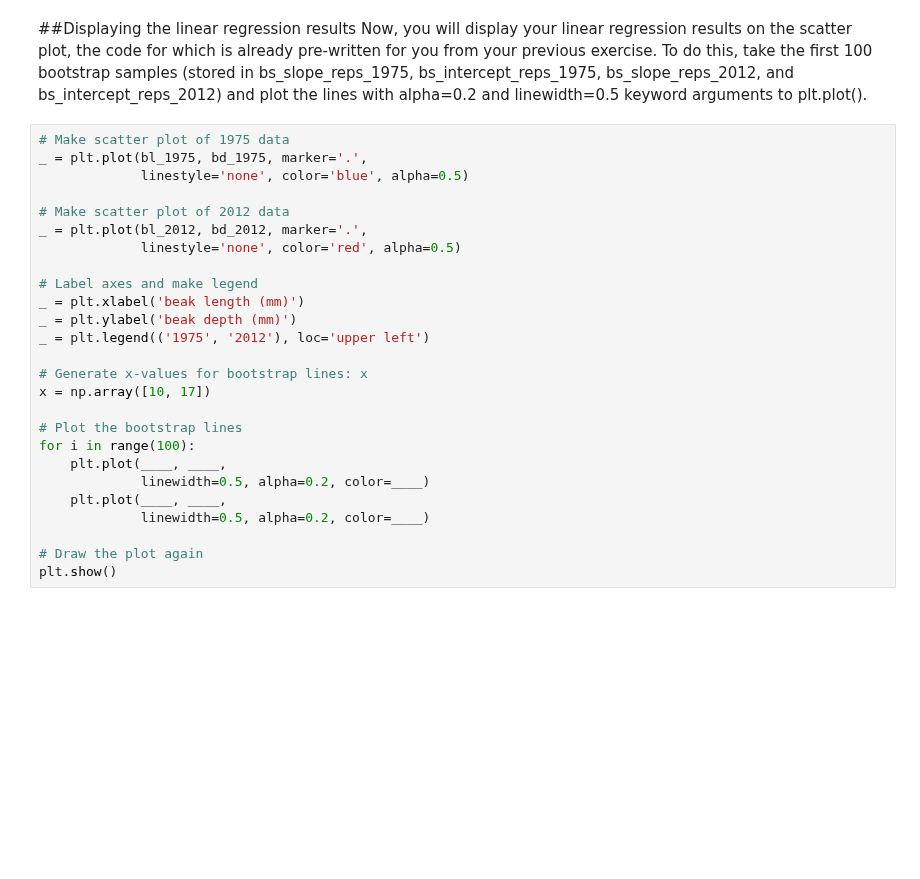
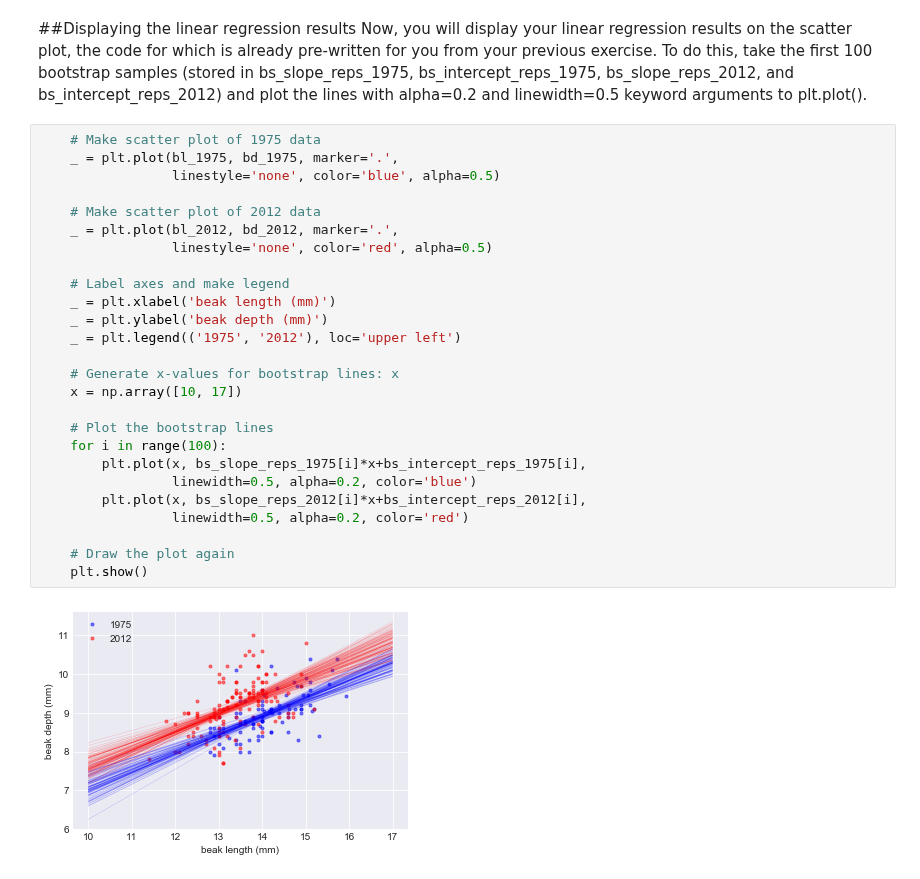
Before and after one commit to cyrsis/TensorflowPY36CPU, a Jupyter notebook: _14_Plot/Test.ipynb, the cells around one changed output. Saved outputs shown, nothing was run; the diff lists cells and outputs as text; blank space fills up the shorter version.

```diff
--- a/_14_Plot/Test.ipynb
+++ b/_14_Plot/Test.ipynb
@@ -836,28 +836,30 @@ print('2012: intercept =', intercept_2012,
 ##Displaying the linear regression results
 Now, you will display your linear regression results on the scatter plot, the code for which is already pre-written for you from your previous exercise. To do this, take the first 100 bootstrap samples (stored in bs_slope_reps_1975, bs_intercept_reps_1975, bs_slope_reps_2012, and bs_intercept_reps_2012) and plot the lines with alpha=0.2 and linewidth=0.5 keyword arguments to plt.plot().
 # %%
-# Make scatter plot of 1975 data
-_ = plt.plot(bl_1975, bd_1975, marker='.',
-             linestyle='none', color='blue', alpha=0.5)
+    # Make scatter plot of 1975 data
+    _ = plt.plot(bl_1975, bd_1975, marker='.',
+                 linestyle='none', color='blue', alpha=0.5)
 
-# Make scatter plot of 2012 data
-_ = plt.plot(bl_2012, bd_2012, marker='.',
-             linestyle='none', color='red', alpha=0.5)
+    # Make scatter plot of 2012 data
+    _ = plt.plot(bl_2012, bd_2012, marker='.',
+                 linestyle='none', color='red', alpha=0.5)
 
-# Label axes and make legend
-_ = plt.xlabel('beak length (mm)')
-_ = plt.ylabel('beak depth (mm)')
-_ = plt.legend(('1975', '2012'), loc='upper left')
+    # Label axes and make legend
+    _ = plt.xlabel('beak length (mm)')
+    _ = plt.ylabel('beak depth (mm)')
+    _ = plt.legend(('1975', '2012'), loc='upper left')
 
-# Generate x-values for bootstrap lines: x
-x = np.array([10, 17])
+    # Generate x-values for bootstrap lines: x
+    x = np.array([10, 17])
 
-# Plot the bootstrap lines
-for i in range(100):
-    plt.plot(____, ____,
-             linewidth=0.5, alpha=0.2, color=____)
-    plt.plot(____, ____,
-             linewidth=0.5, alpha=0.2, color=____)
+    # Plot the bootstrap lines
+    for i in range(100):
+        plt.plot(x, bs_slope_reps_1975[i]*x+bs_intercept_reps_1975[i],
+                 linewidth=0.5, alpha=0.2, color='blue')
+        plt.plot(x, bs_slope_reps_2012[i]*x+bs_intercept_reps_2012[i],
+                 linewidth=0.5, alpha=0.2, color='red')
 
-# Draw the plot again
-plt.show()
+    # Draw the plot again
+    plt.show()
+# %% [output]
+[figure, added]
```
Also changed, not shown: parts of 20 cells of this notebook, 17 other files.
